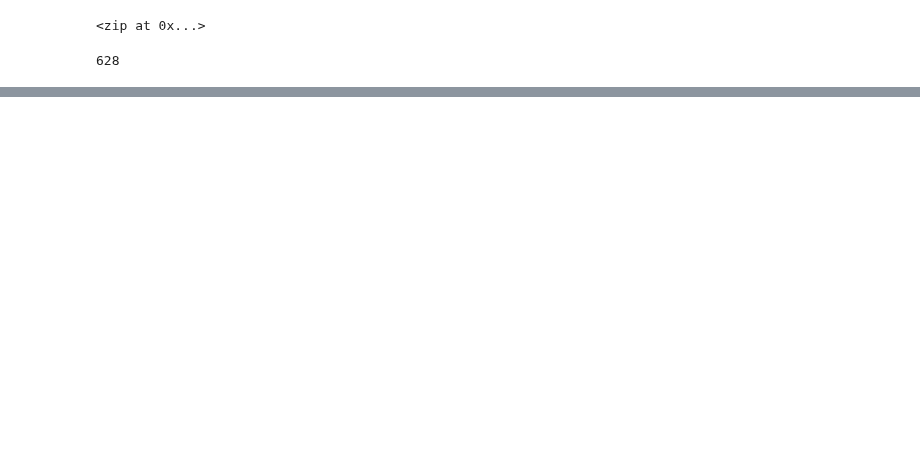
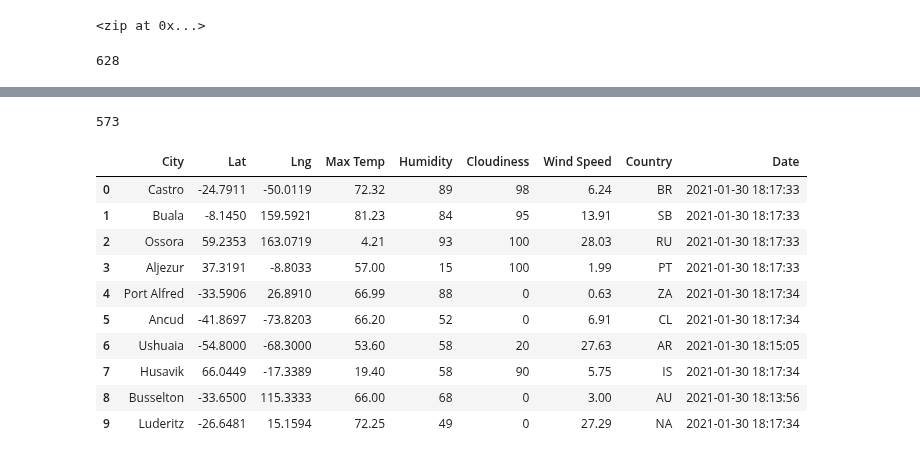
Before and after one commit to christian-ko/World_Weather_Analysis, a Jupyter notebook: WeatherPy.ipynb, the cells around one changed output, grey strips where cells are left out. Cells and saved outputs as stored; diff of their text form; code cells hidden in the pictures; blank space fills up the shorter version.

Commit message:
updated weatherpy

```diff
--- a/WeatherPy.ipynb
+++ b/WeatherPy.ipynb
@@ -32,0 +39,4 @@ len(cities)
+# %%
+# Starting URL for Weather Map API Call.
+url = "http://api.openweathermap.org/data/2.5/weather?units=Imperial&APPID=" + weather_api_key
+print(url)
@@ -32,0 +126,20 @@ len(cities)
+# %%
+len(city_data)
+# %% [output]
+573
+# %%
+# Convert the array of dictionaries to a Pandas DataFrame.
+city_data_df = pd.DataFrame(city_data)
+city_data_df.head(10)
+# %% [output]
+|  | City | Lat | Lng | Max Temp | Humidity | Cloudiness | Wind Speed | Country | Date |
+| 0 | Castro | -24.7911 | -50.0119 | 72.32 | 89 | 98 | 6.24 | BR | 2021-01-30 18:17:33 |
+| 1 | Buala | -8.1450 | 159.5921 | 81.23 | 84 | 95 | 13.91 | SB | 2021-01-30 18:17:33 |
+| 2 | Ossora | 59.2353 | 163.0719 | 4.21 | 93 | 100 | 28.03 | RU | 2021-01-30 18:17:33 |
+| 3 | Aljezur | 37.3191 | -8.8033 | 57.00 | 15 | 100 | 1.99 | PT | 2021-01-30 18:17:33 |
+| 4 | Port Alfred | -33.5906 | 26.8910 | 66.99 | 88 | 0 | 0.63 | ZA | 2021-01-30 18:17:34 |
+| 5 | Ancud | -41.8697 | -73.8203 | 66.20 | 52 | 0 | 6.91 | CL | 2021-01-30 18:17:34 |
+| 6 | Ushuaia | -54.8000 | -68.3000 | 53.60 | 58 | 20 | 27.63 | AR | 2021-01-30 18:15:05 |
+| 7 | Husavik | 66.0449 | -17.3389 | 19.40 | 58 | 90 | 5.75 | IS | 2021-01-30 18:17:34 |
+| 8 | Busselton | -33.6500 | 115.3333 | 66.00 | 68 | 0 | 3.00 | AU | 2021-01-30 18:13:56 |
+| 9 | Luderitz | -26.6481 | 15.1594 | 72.25 | 49 | 0 | 27.29 | NA | 2021-01-30 18:17:34 |
```
Also changed, not shown: parts of 6 cells of this notebook, 3 other files.
